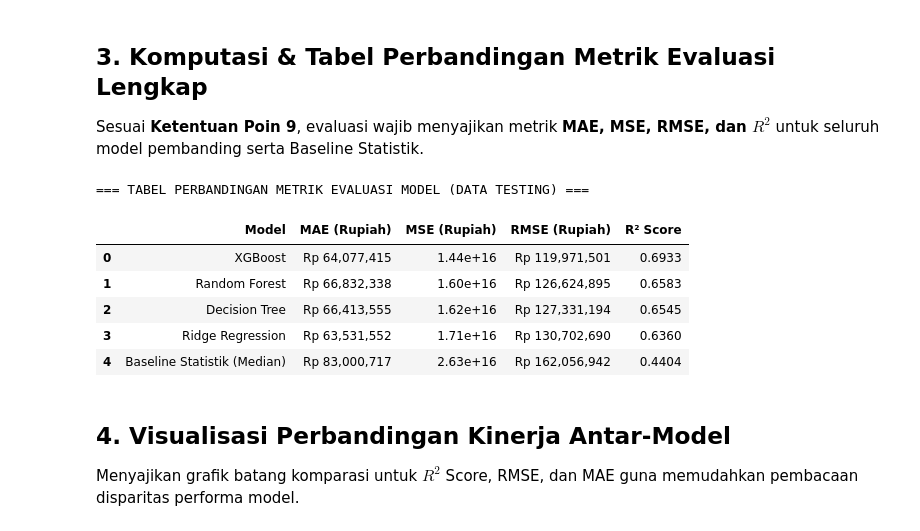
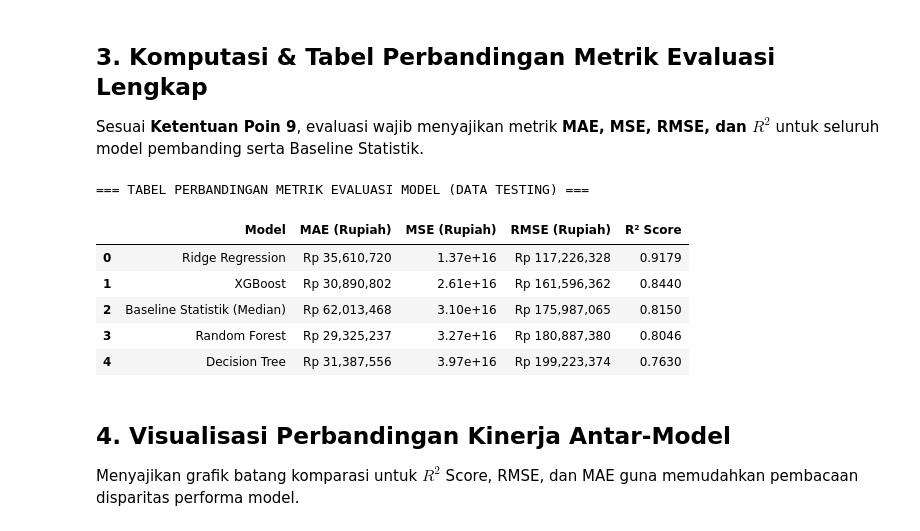
Before and after one commit to ganadzikri24/ML2026_B2_Kelompok-15_TakarMobil_PrediksiHargaMobilBekas, a Jupyter notebook: notebooks/04_Evaluation.ipynb, the cells around one changed output. Saved outputs shown, nothing was run; the diff lists cells and outputs as text; code cells hidden in the pictures.

```diff
--- a/notebooks/04_Evaluation.ipynb
+++ b/notebooks/04_Evaluation.ipynb
@@ -42,8 +42,5 @@ Memuat dataset `test_data.csv` (3.346 baris data uji) serta 4 model regresi yang
 # %%
-candidate_test = [
-    "data/processed/test_data.csv",
-    "../data/processed/test_data.csv"
-]
+candidate_test = ["data/processed/test_data.csv", "../data/processed/test_data.csv"]
 test_path = next((p for p in candidate_test if os.path.exists(p)), None)
 if test_path is None:
     raise FileNotFoundError("Dataset testing tidak ditemukan!")
@@ -51,26 +48,18 @@ if test_path is None:
 test_df = pd.read_csv(test_path)
 print(f"Data Testing: {len(test_df)} baris x {test_df.shape[1]} kolom")
 
-# Mendefinisikan Fitur dan Target Uji
 num_cols = ['Tahun_Num', 'Usia_Mobil', 'KM_Clean']
-cat_cols = ['Merek_Clean', 'Transmisi_Clean', 'Bahan_Bakar_Clean', 'Wilayah']
+cat_cols = ['Merek_Clean', 'Model_Clean', 'Transmisi_Clean', 'Bahan_Bakar_Clean', 'Wilayah']
 all_features = num_cols + cat_cols
 
 X_test = test_df[all_features]
 y_test_log = test_df['Log_Harga']
 y_test_raw = test_df['Harga_Num']
 
-# Pemuatan Model dari direktori models/
 models_dir = '../models' if os.path.exists('../models') else 'models'
-
 model_ridge = joblib.load(os.path.join(models_dir, 'ridge_model.joblib'))
 model_dt = joblib.load(os.path.join(models_dir, 'decision_tree_model.joblib'))
 model_rf = joblib.load(os.path.join(models_dir, 'random_forest_model.joblib'))
 model_xgb = joblib.load(os.path.join(models_dir, 'xgboost_model.joblib'))
-
-print("Semua model berhasil dimuat dari direktori models/:")
-print("- Ridge Regression")
-print("- Decision Tree Regressor")
-print("- Random Forest Regressor")
-print("- XGBoost Regressor")
+print("Semua 4 model berhasil dimuat dari models/.")
 # %% [output]
@@ -84,57 +69,46 @@ Semua model berhasil dimuat dari direktori models/:
 ## 3. Komputasi & Tabel Perbandingan Metrik Evaluasi Lengkap
 Sesuai **Ketentuan Poin 9**, evaluasi wajib menyajikan metrik **MAE, MSE, RMSE, dan $R^2$** untuk seluruh model pembanding serta Baseline Statistik.
 # %%
-# 1. Prediksi Baseline Statistik (Median per Merek pada Data Latih)
 candidate_train = ["data/processed/train_data.csv", "../data/processed/train_data.csv"]
 train_path = next((p for p in candidate_train if os.path.exists(p)), None)
 train_df = pd.read_csv(train_path)
 
-brand_median_raw = train_df.groupby('Merek_Clean')['Harga_Num'].median()
-pred_baseline_raw = test_df['Merek_Clean'].map(brand_median_raw)
+med_mm = train_df.groupby('Merek_Model')['Harga_Num'].median().to_dict()
+med_m = train_df.groupby('Merek_Clean')['Harga_Num'].median().to_dict()
+pred_baseline_raw = np.array([med_mm.get(mm, med_m[m]) for mm, m in zip(test_df['Merek_Model'], test_df['Merek_Clean'])])
 
-# 2. Prediksi 4 Model Machine Learning
 models_dict = {
     'Baseline Statistik (Median)': pred_baseline_raw,
     'Ridge Regression': np.expm1(model_ridge.predict(X_test)),
     'Decision Tree': np.expm1(model_dt.predict(X_test)),
     'Random Forest': np.expm1(model_rf.predict(X_test)),
     'XGBoost': np.expm1(model_xgb.predict(X_test))
 }
 
-# 3. Penyusunan Tabel Evaluasi
 metrics_summary = []
 for name, preds in models_dict.items():
     mae = mean_absolute_error(y_test_raw, preds)
     mse = mean_squared_error(y_test_raw, preds)
     rmse = np.sqrt(mse)
     r2 = r2_score(y_test_raw, preds)
-    metrics_summary.append({
-        'Model': name,
-        'MAE (Rupiah)': mae,
-        'MSE (Rupiah)': mse,
-        'RMSE (Rupiah)': rmse,
-        'R² Score': r2
-    })
+    metrics_summary.append({'Model': name, 'MAE (Rupiah)': mae, 'MSE (Rupiah)': mse, 'RMSE (Rupiah)': rmse, 'R² Score': r2})
 
 eval_df = pd.DataFrame(metrics_summary).sort_values(by='R² Score', ascending=False).reset_index(drop=True)
-
-# Format Tampilan Angka agar Elegan
 display_eval = eval_df.copy()
 display_eval['MAE (Rupiah)'] = display_eval['MAE (Rupiah)'].apply(lambda x: f"Rp {x:,.0f}")
 display_eval['RMSE (Rupiah)'] = display_eval['RMSE (Rupiah)'].apply(lambda x: f"Rp {x:,.0f}")
 display_eval['MSE (Rupiah)'] = display_eval['MSE (Rupiah)'].apply(lambda x: f"{x:.2e}")
 display_eval['R² Score'] = display_eval['R² Score'].apply(lambda x: f"{x:.4f}")
-
 print("=== TABEL PERBANDINGAN METRIK EVALUASI MODEL (DATA TESTING) ===")
 display_eval
 # %% [output]
 === TABEL PERBANDINGAN METRIK EVALUASI MODEL (DATA TESTING) ===
 |  | Model | MAE (Rupiah) | MSE (Rupiah) | RMSE (Rupiah) | R² Score |
-| 0 | XGBoost | Rp 64,077,415 | 1.44e+16 | Rp 119,971,501 | 0.6933 |
-| 1 | Random Forest | Rp 66,832,338 | 1.60e+16 | Rp 126,624,895 | 0.6583 |
-| 2 | Decision Tree | Rp 66,413,555 | 1.62e+16 | Rp 127,331,194 | 0.6545 |
-| 3 | Ridge Regression | Rp 63,531,552 | 1.71e+16 | Rp 130,702,690 | 0.6360 |
-| 4 | Baseline Statistik (Median) | Rp 83,000,717 | 2.63e+16 | Rp 162,056,942 | 0.4404 |
+| 0 | Ridge Regression | Rp 35,610,720 | 1.37e+16 | Rp 117,226,328 | 0.9179 |
+| 1 | XGBoost | Rp 30,890,802 | 2.61e+16 | Rp 161,596,362 | 0.8440 |
+| 2 | Baseline Statistik (Median) | Rp 62,013,468 | 3.10e+16 | Rp 175,987,065 | 0.8150 |
+| 3 | Random Forest | Rp 29,325,237 | 3.27e+16 | Rp 180,887,380 | 0.8046 |
+| 4 | Decision Tree | Rp 31,387,556 | 3.97e+16 | Rp 199,223,374 | 0.7630 |
 # %% [markdown]
 ## 4. Visualisasi Perbandingan Kinerja Antar-Model
 Menyajikan grafik batang komparasi untuk $R^2$ Score, RMSE, dan MAE guna memudahkan pembacaan disparitas performa model.
```
Also changed, not shown: parts of 15 cells of this notebook, 49 other files.
